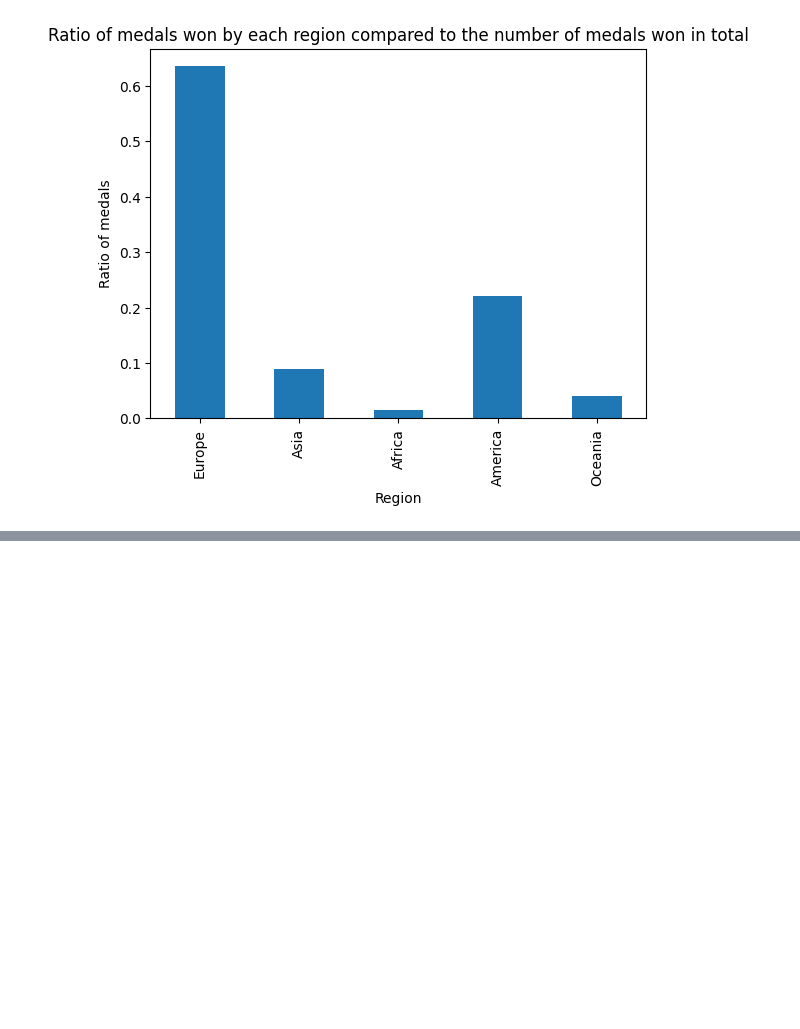
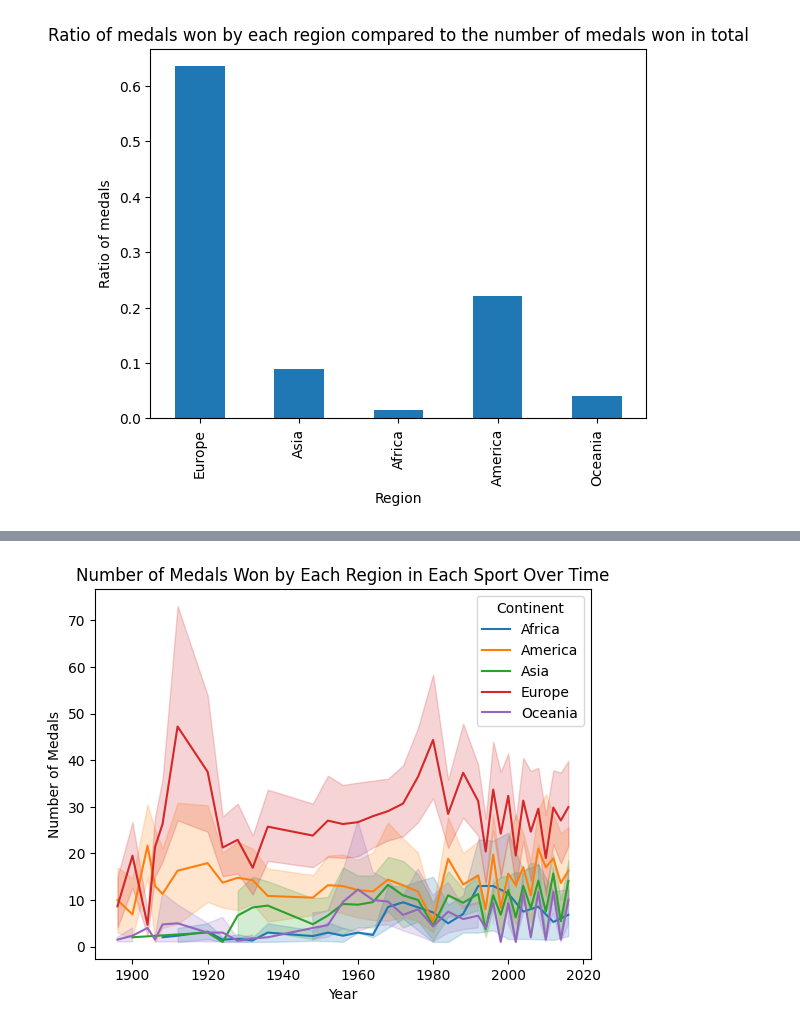
Before and after one commit to AnassTaher/data-wrangling, a Jupyter notebook: q2.ipynb, the cells around one changed output, grey strips where cells are left out. Cells and saved outputs as stored; diff of their text form; code cells hidden in the pictures; blank space fills up the shorter version.

```diff
--- a/q2.ipynb
+++ b/q2.ipynb
@@ -53,0 +73,14 @@ plt.show()
+# %%
+# 2.4
+# ### 2.4. What are the most successful sports for each region, and how do these trends change over time?
+# Line plot of the number of medals won by each region in each sport over time
+
+medals_won_by_each_region_in_each_sport_over_time = merged_data.dropna(axis=0, subset=['Medal']).groupby(['Continent', 'Sport', 'Year'])['Medal'].count().reset_index()
+fig, ax = plt.subplots()
+sns.lineplot(x='Year', y='Medal', data=medals_won_by_each_region_in_each_sport_over_time, hue='Continent', ax=ax)
+ax.set_title('Number of Medals Won by Each Region in Each Sport Over Time')
+ax.set_xlabel('Year')
+ax.set_ylabel('Number of Medals')
+plt.show()
+# %% [output]
+[figure, added]
```
Also changed, not shown: parts of 5 cells of this notebook, 2 other files.
